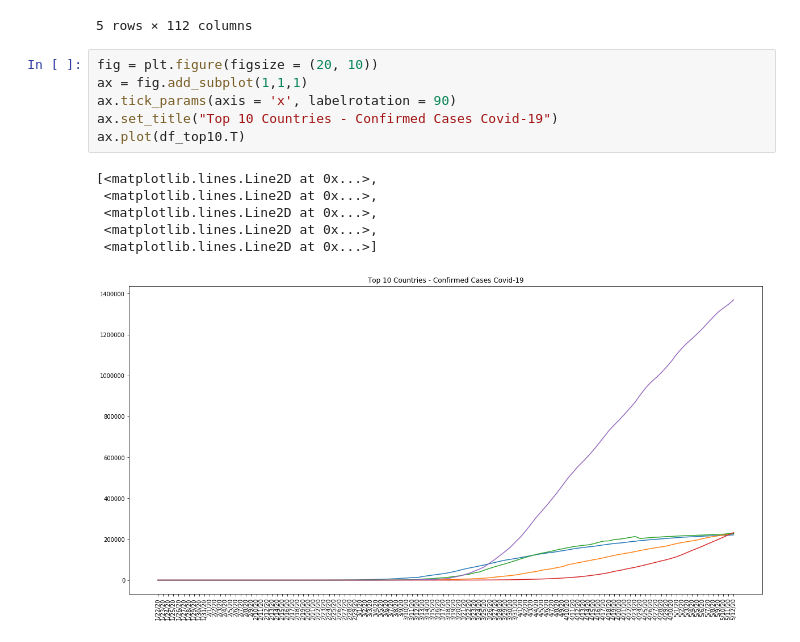
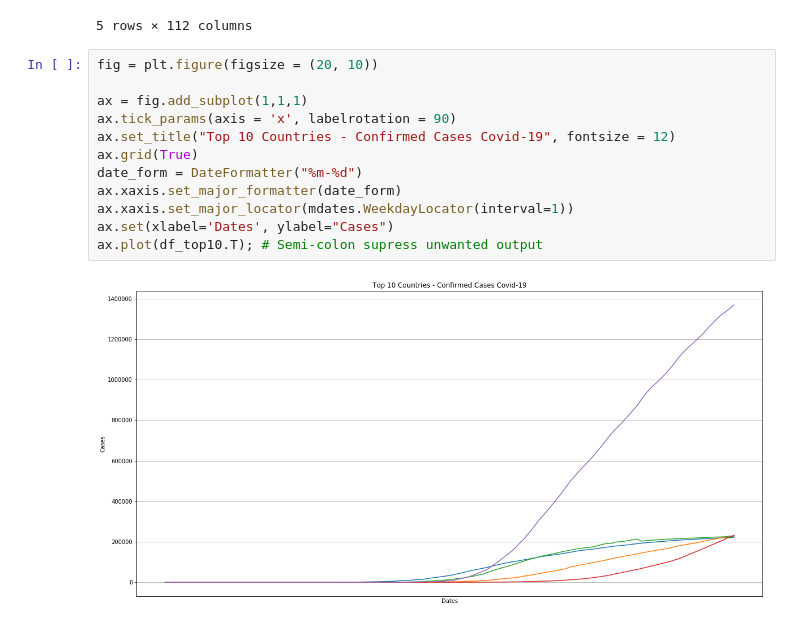
Before and after one commit to ErikSugawara/covid19-visualization-analysis, a Jupyter notebook: covid_visual_analysis.ipynb, the cells around one changed output. Saved outputs shown, nothing was run; the diff lists cells and outputs as text.

Commit message:
Testing some modifications on xtick date

```diff
--- a/covid_visual_analysis.ipynb
+++ b/covid_visual_analysis.ipynb
@@ -57,14 +59,15 @@ df_top10
 5 rows × 112 columns
 # %%
 fig = plt.figure(figsize = (20, 10))
+
 ax = fig.add_subplot(1,1,1)
 ax.tick_params(axis = 'x', labelrotation = 90)
-ax.set_title("Top 10 Countries - Confirmed Cases Covid-19")
-ax.plot(df_top10.T)
+ax.set_title("Top 10 Countries - Confirmed Cases Covid-19", fontsize = 12)
+ax.grid(True)
+date_form = DateFormatter("%m-%d")
+ax.xaxis.set_major_formatter(date_form)
+ax.xaxis.set_major_locator(mdates.WeekdayLocator(interval=1))
+ax.set(xlabel='Dates', ylabel="Cases")
+ax.plot(df_top10.T); # Semi-colon supress unwanted output
 # %% [output]
-[<matplotlib.lines.Line2D at 0x...>,
- <matplotlib.lines.Line2D at 0x...>,
- <matplotlib.lines.Line2D at 0x...>,
- <matplotlib.lines.Line2D at 0x...>,
- <matplotlib.lines.Line2D at 0x...>]
-[figure, old version]
+[figure, new version]
```
Also changed, not shown: parts of 2 cells of this notebook.
